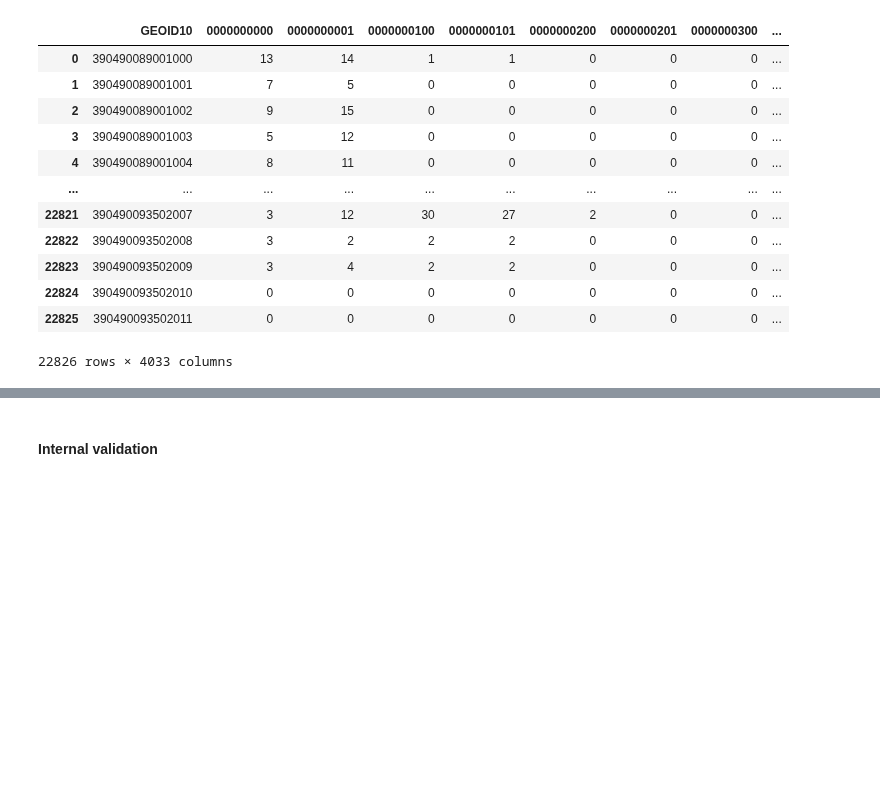
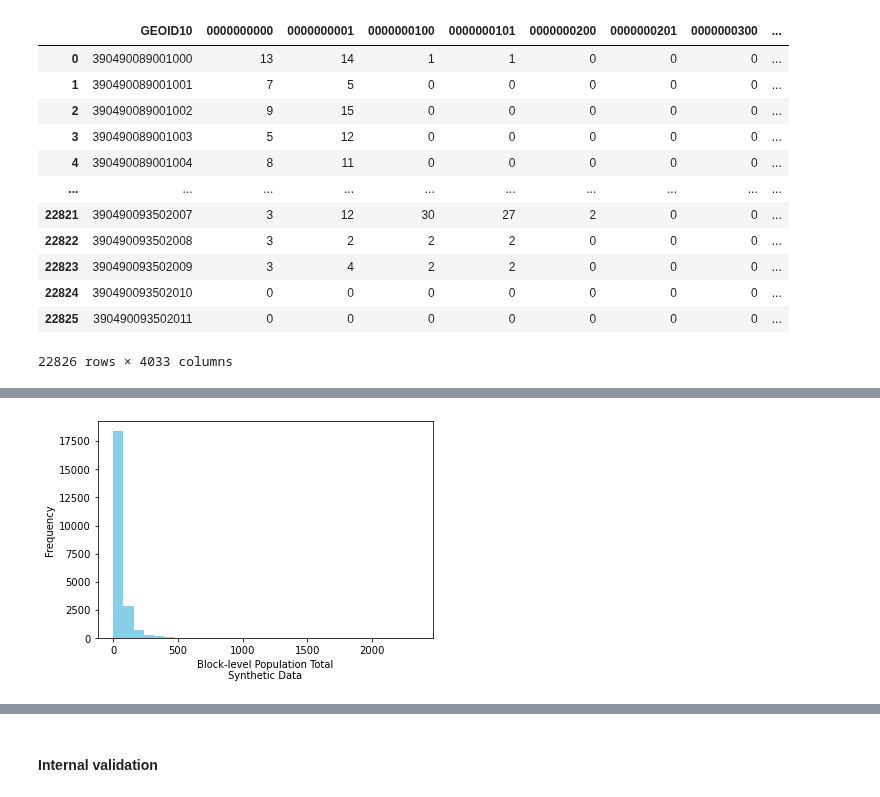
Before and after one commit to linyuehzzz/synthetic-populations, a Jupyter notebook: franklin_microdata_v2.ipynb, the cells around one changed output, grey strips where cells are left out. Saved outputs shown, nothing was run; the diff lists cells and outputs as text; code cells hidden in the pictures; blank space fills up the shorter version.

Commit message:
add histograms

```diff
--- a/franklin_microdata_v2.ipynb
+++ b/franklin_microdata_v2.ipynb
@@ -373,0 +376,16 @@ with open('franklin_microdata.csv', 'w', newline='') as fw:
+# %%
+import pandas as pd
+import numpy as np
+
+filename_hist = 'data/franklin/microdata/franklin_hist.csv'
+hist0 = pd.read_csv(filename_hist)
+hist = hist0[hist0.columns[1:]]
+hist["sum"] = hist.sum(axis=1)
+
+filename_cons = 'data/franklin/microdata/franklin_cons.csv'
+cons = pd.read_csv(filename_cons)
+
+df = pd.DataFrame()
+df["syn"] = hist["sum"]
+df["sf1"] = cons["P0010001"]
+df
@@ -373,0 +406,6 @@ with open('franklin_microdata.csv', 'w', newline='') as fw:
+# %%
+ax = df.syn.plot.hist(bins=30, color="skyblue")
+ax.set_xlabel("Block-level Population Total\nSynthetic Data")
+ax.get_figure().savefig('figs/hist1-franklin.svg')
+# %% [output]
+[figure, added]
```
Also changed, not shown: parts of 7 cells of this notebook, 9 other files.
